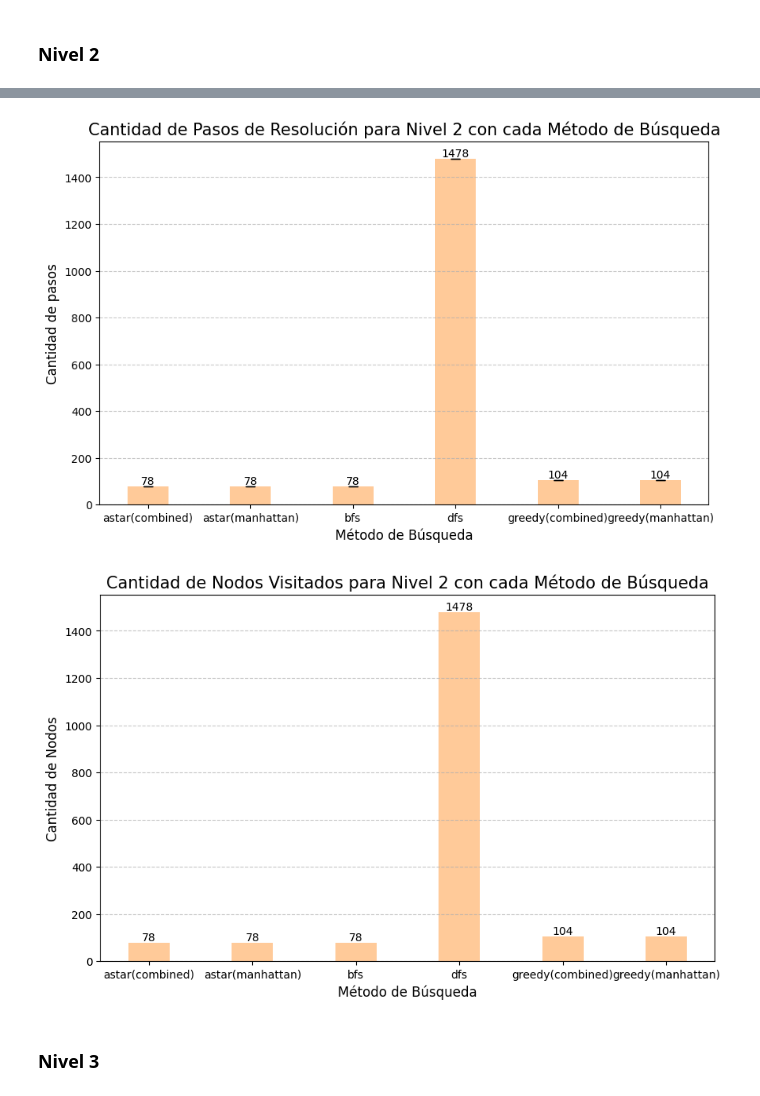
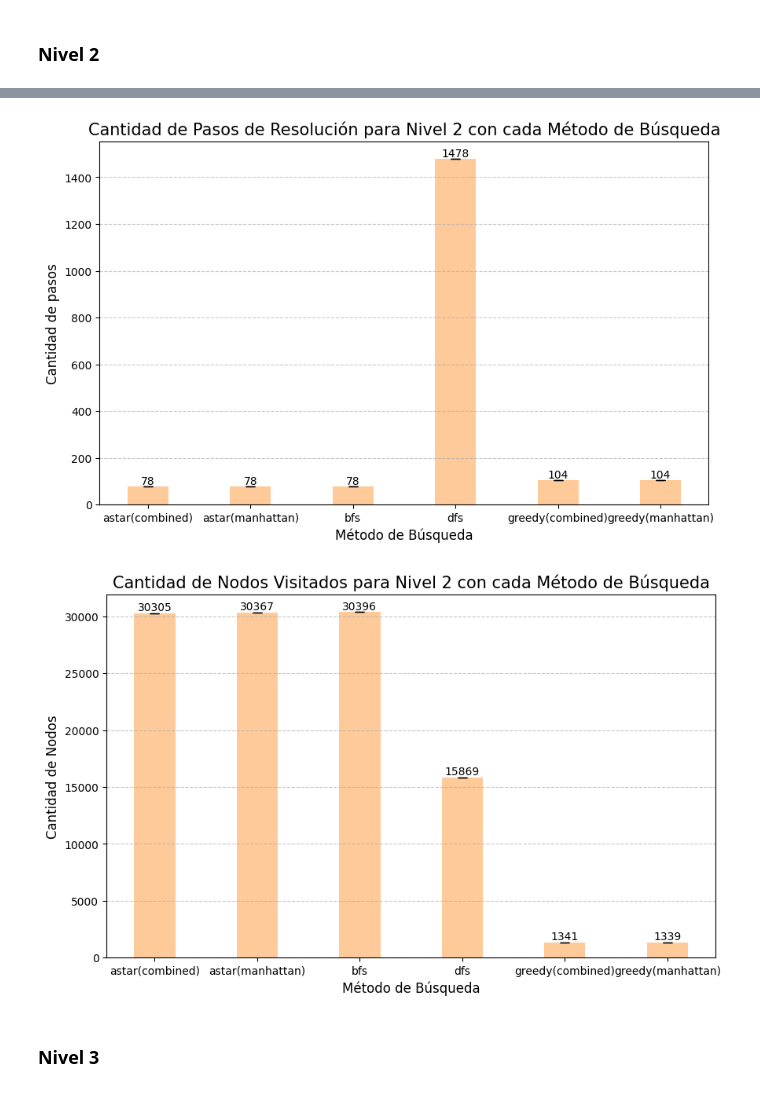
Before and after one commit to Ian-Arnott/TPs-SIA, a Jupyter notebook: Tp1/data.ipynb, the cells around one changed output, grey strips where cells are left out. Cells and saved outputs as stored; diff of their text form; code cells hidden in the pictures.

Commit message:
Update graphs

```diff
--- a/Tp1/data.ipynb
+++ b/Tp1/data.ipynb
@@ -76,10 +76,10 @@ final_df.to_csv('data/normalized_data.csv')
 # %% [markdown]
 Si no se quiere volver a correr el código, se pueden cargar los archivos de datos ya procesados. Para ello descomentar la línea de código correspondiente en el siguiente bloque.
 # %%
-# df = pd.read_csv('data/data.csv')
-# uninformed_methods_df = pd.read_csv('data/uninformed.csv')
-# informed_methods_df = pd.read_csv('data/informed.csv')
-# final_df = pd.read_csv('data/normalized_data.csv')
+df = pd.read_csv('data/data.csv')
+uninformed_methods_df = pd.read_csv('data/uninformed.csv')
+informed_methods_df = pd.read_csv('data/informed.csv')
+final_df = pd.read_csv('data/normalized_data.csv')
 # %%
 final_df.groupby(['level','method']).mean(numeric_only=True)
 # %% [output]
@@ -143,7 +143,12 @@ runtime = mean_data['runtime'].tolist()
 std_error_runtime = (level_data.std(numeric_only=True)['runtime'] / np.sqrt(len(level_data['runtime'].mean()['runtime']))).tolist()
 
 plt.figure(figsize=(10,6))
-plt.bar(methods, runtime, yerr=std_error_runtime, capsize=4, color='#ffca99', width=0.4)
+bars = plt.bar(methods, runtime, yerr=std_error_runtime, capsize=4, color='#ffca99', width=0.4)
+
+for bar in bars:
+    yval = bar.get_height()  # Obtener el valor de la barra
+    plt.text(bar.get_x() + bar.get_width() * 1.25, yval, '{:.6f}'.format(yval), ha='center', va='bottom', fontsize=10)
+
 #plt.ticklabel_format(style='sci', axis='y', scilimits=(0,0))
 plt.title('Tiempo de Resolución para Nivel 1 con cada Método de Búsqueda', fontsize=15)
 plt.xlabel('Método de Búsqueda', fontsize=12)
@@ -173,12 +178,14 @@ plt.grid(axis='y', linestyle='--', alpha=0.7)
 plt.yticks(range(1,6))
 plt.show()
 
-# -------------------------------------------------------------------------------------
+
 #Grafico de nodos visitados
 visited_nodes = mean_data['exploredNodes'].tolist()
+std_error_visited = (level_data.std(numeric_only=True)['exploredNodes'] / np.sqrt(len(level_data['exploredNodes'].mean()['exploredNodes']))).tolist()
+
 
 plt.figure(figsize=(10,6))
-bars = plt.bar(methods, cost, capsize=4, color='#ffca99', width=0.4)
+bars = plt.bar(methods, visited_nodes, yerr=std_error_visited, capsize=4, color='#ffca99', width=0.4)
 
 for bar in bars:
     yval = bar.get_height()  # Obtener el valor de la barra
@@ -204,14 +211,19 @@ runtime = mean_data['runtime'].tolist()
 std_error_runtime = (level_data.std(numeric_only=True)['runtime'] / np.sqrt(len(level_data['runtime'].mean()['runtime']))).tolist()
 
 yvalues = []
-for n in range(1, 11):
-    yvalues.append(float(n))
+for n in range(0, 35, 5):
+    yvalues.append(n/10.0)
 
 plt.figure(figsize=(10,6))
-plt.bar(methods, runtime, yerr=std_error_runtime, capsize=4, color='#ffca99', width=0.4)
+bars = plt.bar(methods, runtime, yerr=std_error_runtime, capsize=4, color='#ffca99', width=0.4)
+
+for bar in bars:
+    yval = bar.get_height()  # Obtener el valor de la barra
+    plt.text(bar.get_x() + bar.get_width() * 1.25, yval, '{:.6f}'.format(yval), ha='center', va='bottom', fontsize=10)
+
 
 def float_formatter(x, pos):
-    return '{:.1f}'.format(x)
+    return '{:.2f}'.format(x)
 formatter = FuncFormatter(float_formatter)
 plt.gca().yaxis.set_major_formatter(formatter)
 
@@ -244,12 +256,14 @@ plt.ylabel('Cantidad de pasos', fontsize=12)
 plt.grid(axis='y', linestyle='--', alpha=0.7)
 plt.show()
 
-# -------------------------------------------------------------------------------------
+
 #Grafico de nodos visitados
 visited_nodes = mean_data['exploredNodes'].tolist()
+std_error_visited = (level_data.std(numeric_only=True)['exploredNodes'] / np.sqrt(len(level_data['exploredNodes'].mean()['exploredNodes']))).tolist()
+
 
 plt.figure(figsize=(10,6))
-bars = plt.bar(methods, cost, capsize=4, color='#ffca99', width=0.4)
+bars = plt.bar(methods, visited_nodes, yerr=std_error_visited, capsize=4, color='#ffca99', width=0.4)
 
 for bar in bars:
     yval = bar.get_height()  # Obtener el valor de la barra
@@ -265,5 +279,5 @@ plt.show()
 [figure]
-[figure, old version]
+[figure, new version]
 # %% [markdown]
 ### Nivel 3
 # %%
```
Also changed, not shown: parts of 11 cells of this notebook.
